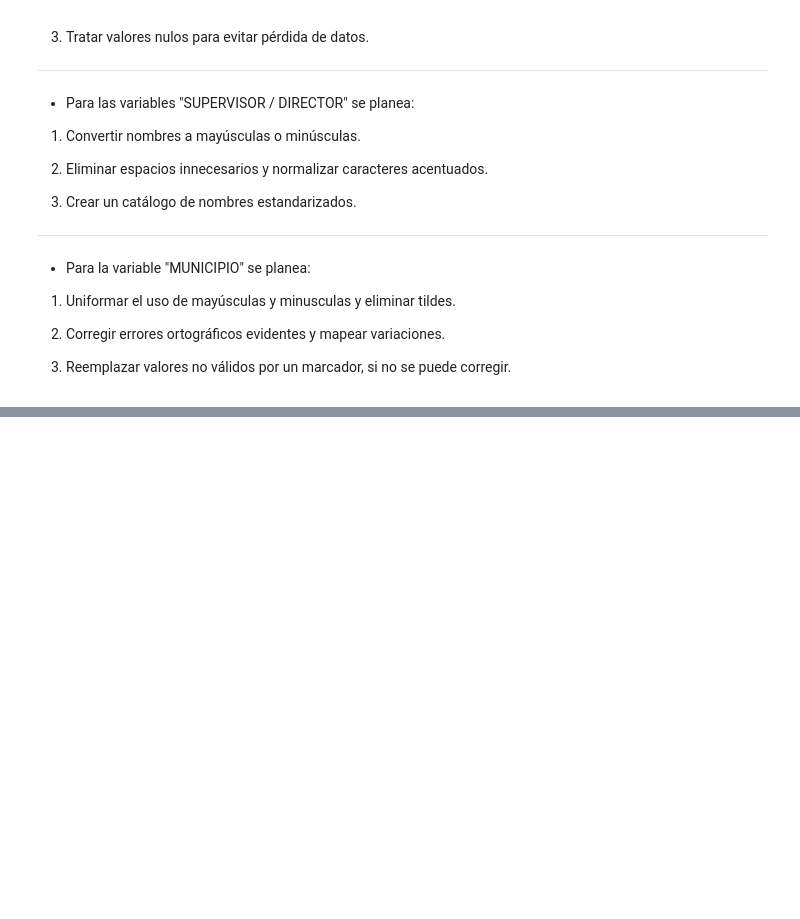
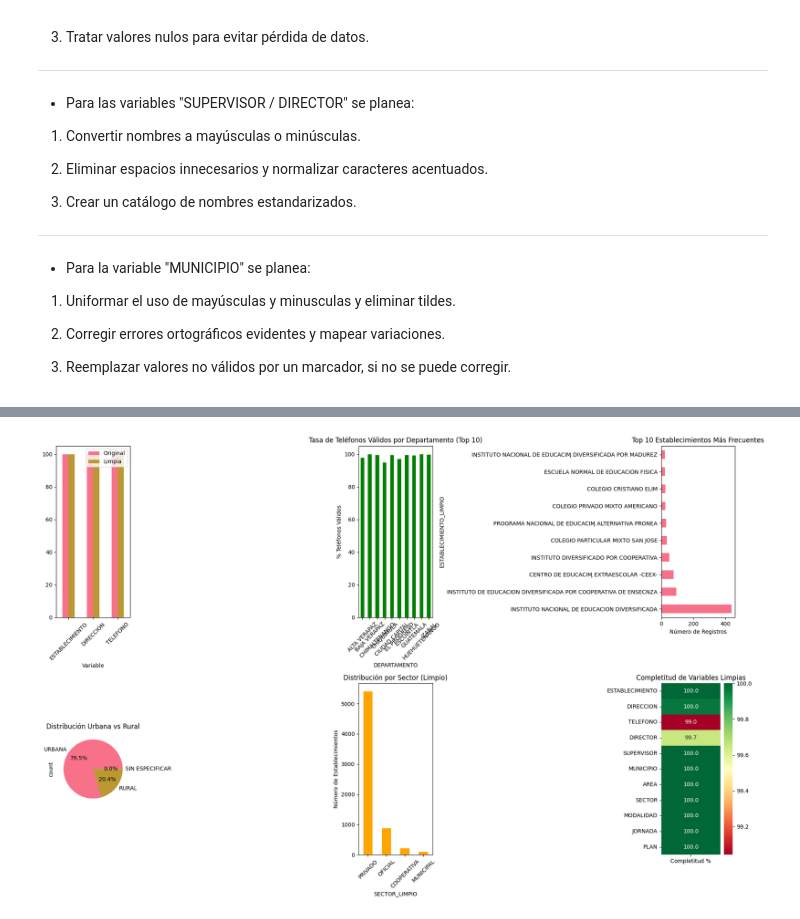
Before and after one commit to nancygmm/Proyecto_1_DS, a Jupyter notebook: analisis.ipynb, the cells around one changed output, grey strips where cells are left out. Drawn from its saved outputs; the diff is of its cells as text; code cells hidden in the pictures; blank space fills up the shorter version.

Commit message:
limpieza de datos

```diff
--- a/analisis.ipynb
+++ b/analisis.ipynb
@@ -228,0 +504,84 @@ A partir del análisis de los archivos CSV, se identificaron las siguientes vari
+# %%
+print("ESTADÍSTICAS DE LIMPIEZA:")
+for key, value in cleaning_stats.items():
+    print(f"• {key.replace('_', ' ').title()}: {value:,}")
+
+tasa_retencion = (cleaning_stats['registros_finales'] / cleaning_stats['registros_originales']) * 100
+print(f"• Tasa de retención: {tasa_retencion:.2f}%")
+
+fig, axes = plt.subplots(2, 3, figsize=(18, 12))
+
+variables_limpieza = [
+    ('ESTABLECIMIENTO', 'ESTABLECIMIENTO_LIMPIO'),
+    ('DIRECCION', 'DIRECCION_LIMPIA'),
+    ('TELEFONO', 'TELEFONO_LIMPIO')
+]
+
+completeness_comparison = []
+for original, cleaned in variables_limpieza:
+    if original in df_clean.columns and cleaned in df_clean.columns:
+        original_complete = ((df_clean[original].notna()) & (df_clean[original] != "")).sum()
+        cleaned_complete = ((df_clean[cleaned].notna()) & (df_clean[cleaned] != "")).sum()
+
+        completeness_comparison.append({
+            'Variable': original,
+            'Original': (original_complete / len(df_clean)) * 100,
+            'Limpia': (cleaned_complete / len(df_clean)) * 100
+        })
+
+comp_df = pd.DataFrame(completeness_comparison)
+if not comp_df.empty:
+    comp_df.set_index('Variable')[['Original', 'Limpia']].plot(kind='bar', ax=axes[0,0])
+    axes[0,0].tick_params(axis='x', rotation=45)
+
+if 'TELEFONO_LIMPIO' in df_clean.columns:
+    phone_by_dept = df_clean.groupby('DEPARTAMENTO').agg({
+        'TELEFONO_LIMPIO': lambda x: x.notna().sum(),
+        'CODIGO': 'count'
+    })
+    phone_by_dept['tasa_telefono'] = (phone_by_dept['TELEFONO_LIMPIO'] / phone_by_dept['CODIGO'] * 100)
+
+    phone_by_dept['tasa_telefono'].head(10).plot(kind='bar', ax=axes[0,1], color='green')
+    axes[0,1].set_title('Tasa de Teléfonos Válidos por Departamento (Top 10)')
+    axes[0,1].set_ylabel('% Teléfonos Válidos')
+    axes[0,1].tick_params(axis='x', rotation=45)
+
+if 'ESTABLECIMIENTO_LIMPIO' in df_clean.columns:
+    top_est = df_clean['ESTABLECIMIENTO_LIMPIO'].value_counts().head(10)
+    top_est.plot(kind='barh', ax=axes[0,2])
+    axes[0,2].set_title('Top 10 Establecimientos Más Frecuentes')
+    axes[0,2].set_xlabel('Número de Registros')
+
+if 'AREA' in df_clean.columns:
+    area_dist = df_clean['AREA'].value_counts()
+    area_dist.plot(kind='pie', ax=axes[1,0], autopct='%1.1f%%')
+    axes[1,0].set_title('Distribución Urbana vs Rural')
+
+if 'SECTOR_LIMPIO' in df_clean.columns:
+    sector_dist = df_clean['SECTOR_LIMPIO'].value_counts()
+    sector_dist.plot(kind='bar', ax=axes[1,1], color='orange')
+    axes[1,1].set_title('Distribución por Sector (Limpio)')
+    axes[1,1].set_ylabel('Número de Establecimientos')
+    axes[1,1].tick_params(axis='x', rotation=45)
+
+variables_completitud = [col for col in df_clean.columns if col.endswith('_LIMPIO') or col.endswith('_LIMPIA')]
+completitud_data = []
+
+for var in variables_completitud:
+    completitud = ((df_clean[var].notna()) & (df_clean[var] != "")).sum() / len(df_clean) * 100
+    completitud_data.append([var.replace('_LIMPIO', '').replace('_LIMPIA', ''), completitud])
+
+if completitud_data:
+    comp_matrix = pd.DataFrame(completitud_data, columns=['Variable', 'Completitud'])
+    comp_matrix = comp_matrix.set_index('Variable')['Completitud'].values.reshape(-1, 1)
+
+    sns.heatmap(comp_matrix,
+                yticklabels=[item[0] for item in completitud_data],
+                xticklabels=['Completitud %'],
+                annot=True, fmt='.1f', cmap='RdYlGn',
+                ax=axes[1,2])
+    axes[1,2].set_title('Completitud de Variables Limpias')
+
+plt.tight_layout()
+plt.show()
+# %% [output]
@@ -228,0 +597 @@ A partir del análisis de los archivos CSV, se identificaron las siguientes vari
+[figure, added]
```
Also changed, not shown: parts of 9 cells of this notebook, 25 other files.
